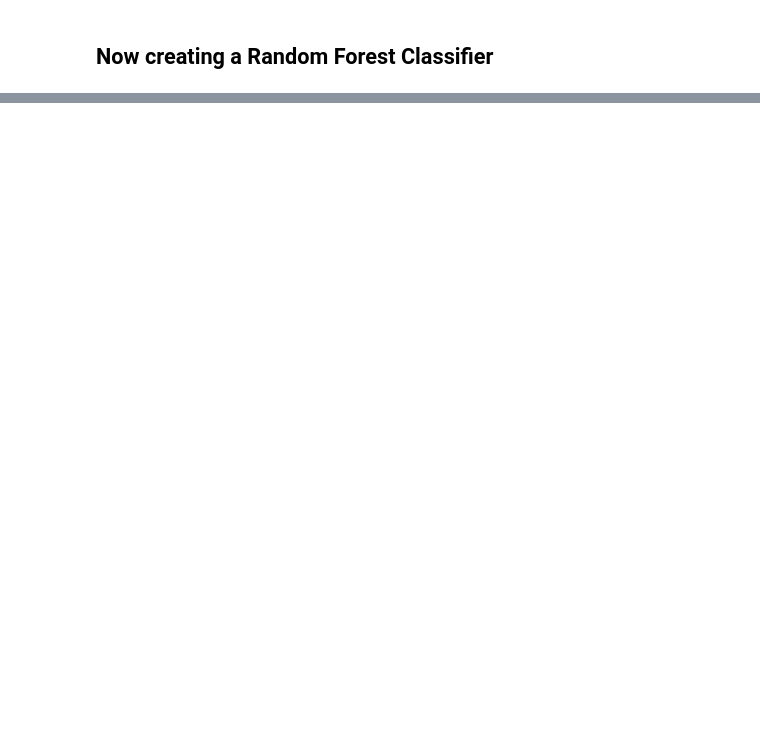
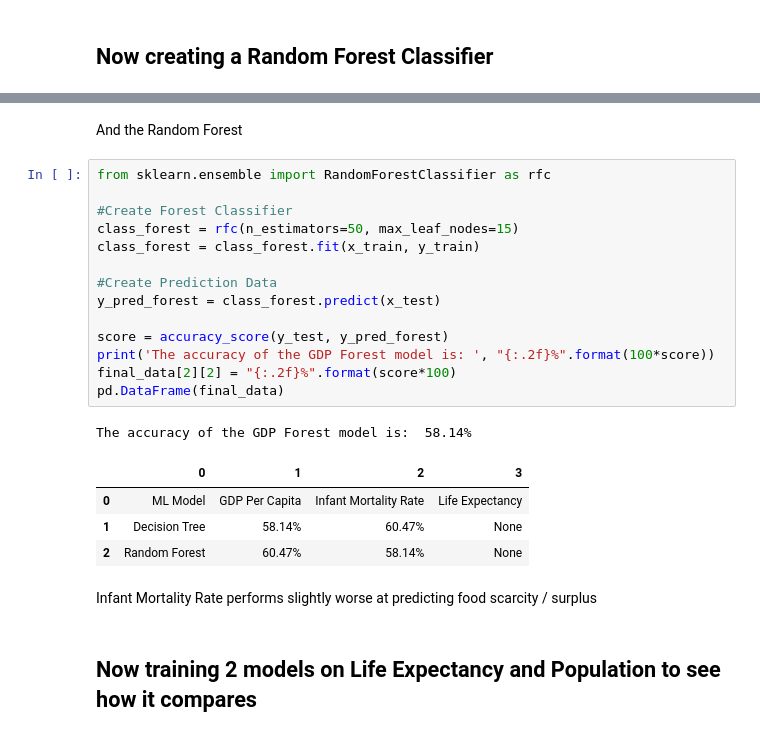
Before and after one commit to Michael73MGD/AppliedMachineLearning, a Jupyter notebook: FinalTree.ipynb, the cells around one changed output, grey strips where cells are left out. Cells and saved outputs as stored; diff of their text form; blank space fills up the shorter version.

```diff
--- a/FinalTree.ipynb
+++ b/FinalTree.ipynb
@@ -167,0 +191,26 @@ The accuracy of this Forest model is:  53.49%
+# %% [markdown]
+And the Random Forest
+# %%
+from sklearn.ensemble import RandomForestClassifier as rfc
+
+#Create Forest Classifier
+class_forest = rfc(n_estimators=50, max_leaf_nodes=15)
+class_forest = class_forest.fit(x_train, y_train)
+
+#Create Prediction Data
+y_pred_forest = class_forest.predict(x_test)
+
+score = accuracy_score(y_test, y_pred_forest)
+print('The accuracy of the GDP Forest model is: ', "{:.2f}%".format(100*score))
+final_data[2][2] = "{:.2f}%".format(score*100)
+pd.DataFrame(final_data)
+# %% [output]
+The accuracy of the GDP Forest model is:  58.14%
+|  | 0 | 1 | 2 | 3 |
+| 0 | ML Model | GDP Per Capita | Infant Mortality Rate | Life Expectancy |
+| 1 | Decision Tree | 58.14% | 60.47% | None |
+| 2 | Random Forest | 60.47% | 58.14% | None |
+# %% [markdown]
+Infant Mortality Rate performs slightly worse at predicting food scarcity / surplus
+# %% [markdown]
+## Now training 2 models on Life Expectancy and Population to see how it compares
```
Also changed, not shown: parts of 21 cells of this notebook.
